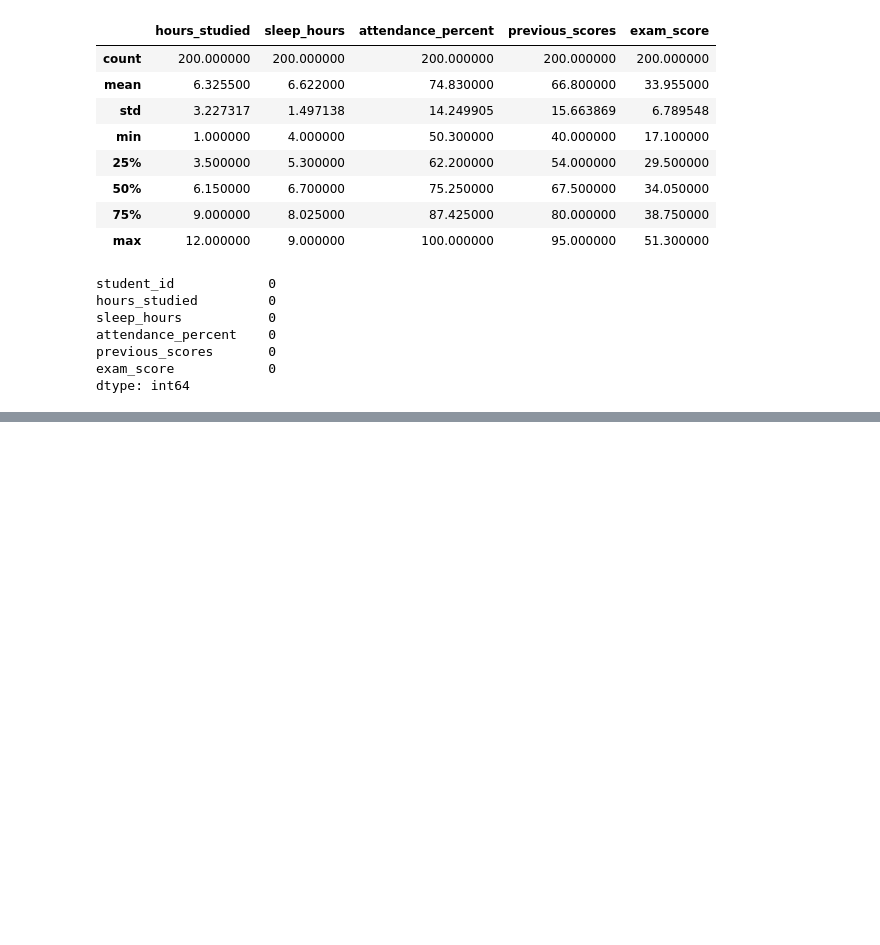
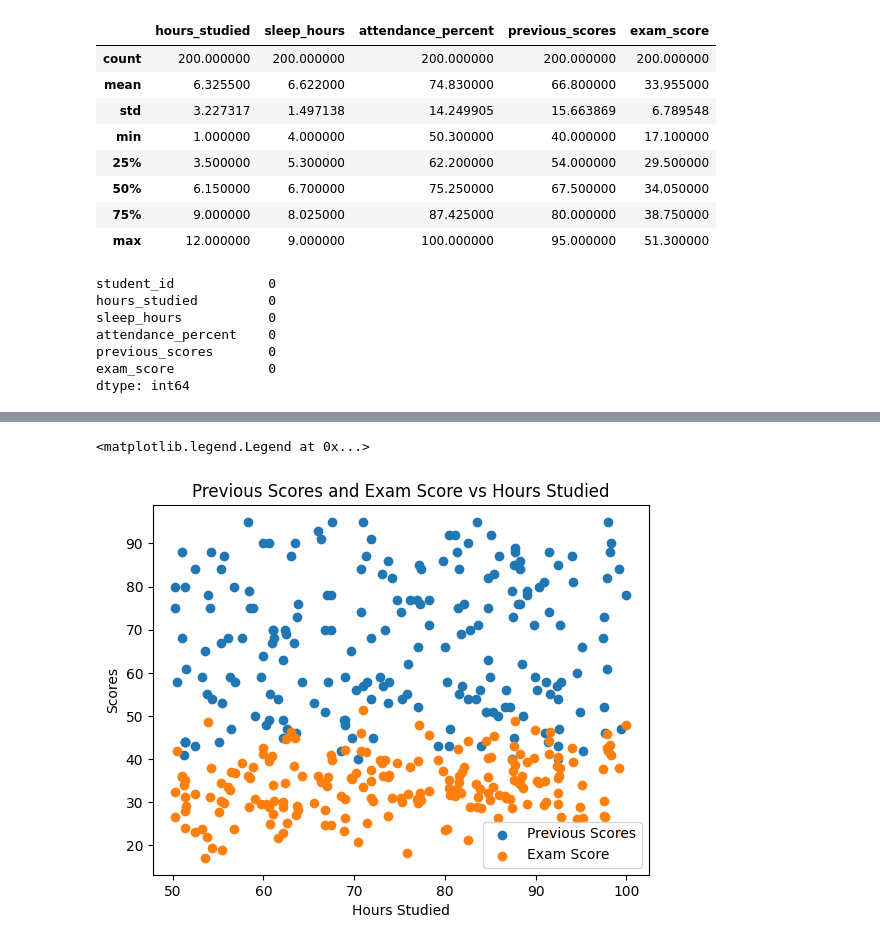
Before and after one commit to Thitiwat47/Python-Visualization, a Jupyter notebook: test.ipynb, the cells around one changed output, grey strips where cells are left out. Cells and saved outputs as stored; diff of their text form; code cells hidden in the pictures; blank space fills up the shorter version.

```diff
--- a/test.ipynb
+++ b/test.ipynb
@@ -80,0 +103,14 @@ dtype: int64
+# %%
+
+x = data["attendance_percent"]
+y1 = data["previous_scores"]
+y2 = data["exam_score"]
+plt.scatter(x, y1, label='Previous Scores', marker='o')
+plt.scatter(x, y2, label='Exam Score', marker='o')
+plt.xlabel('Hours Studied')
+plt.ylabel('Scores')
+plt.title('Previous Scores and Exam Score vs Hours Studied')
+plt.legend()
+# %% [output]
+<matplotlib.legend.Legend at 0x...>
+[figure, added]
```
Also changed, not shown: parts of 2 cells of this notebook.
